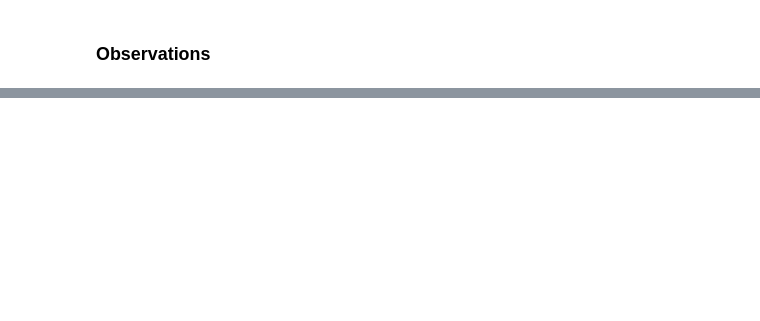
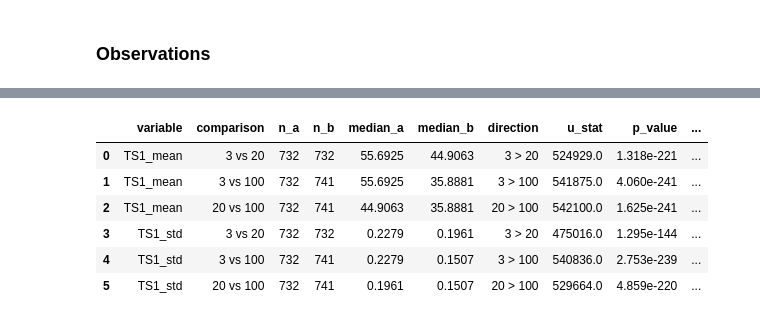
Before and after one commit to Vanya2307/Predictive-Maintenance-Fluid-Systems, a Jupyter notebook: drafts/03_draft_scratchpad.ipynb, the cells around one changed output, grey strips where cells are left out. Saved outputs shown, nothing was run; the diff lists cells and outputs as text; code cells hidden in the pictures; blank space fills up the shorter version.

Commit message:
Complete Notebook 03 scratchpad: hydraulic tests, reliability, cross-dataset notes

```diff
--- a/drafts/03_draft_scratchpad.ipynb
+++ b/drafts/03_draft_scratchpad.ipynb
@@ -40,9 +40,10 @@ import seaborn as sns
 from scipy.stats import mannwhitneyu, kruskal
 from statsmodels.stats.multitest import multipletests
 
-# Reproducibility
+# Reproducibility and display
 RANDOM_SEED = 42
 np.random.seed(RANDOM_SEED)
+pd.set_option('display.max_colwidth', None)
 
 # Load processed datasets
 metro = pd.read_csv('../data/processed/metro_cleaned.csv', parse_dates=['timestamp'])
@@ -679,0 +701,10 @@ At this stage, the MetroPT-3 evidence is therefore better interpreted as directi
+# %%
+# Inspect hydraulic label structure
+hydraulic_label_cols = ['cooler_condition', 'valve_condition',
+                        'pump_leakage', 'accumulator_pressure', 'stable_flag']
+
+for col in hydraulic_label_cols:
+    counts = hydraulics[col].value_counts().sort_index()
+    print(f"{col}:")
+    print(counts.to_string())
+    print()
@@ -679,0 +796,62 @@ At this stage, the MetroPT-3 evidence is therefore better interpreted as directi
+# %%
+# Pairwise Mann-Whitney for cooler_condition
+# Pairs: 3 vs 20, 3 vs 100, 20 vs 100
+# Bonferroni correction within the pairwise comparison family:
+# 2 features × 3 pairs = 6 tests
+
+cooler_pairs = [(3, 20), (3, 100), (20, 100)]
+cooler_features = ['TS1_mean', 'TS1_std']
+PAIRWISE_ALPHA = 0.05 / (len(cooler_pairs) * len(cooler_features))  # 0.05 / 6
+
+cooler_pairwise_results = []
+
+for var in cooler_features:
+    for a, b in cooler_pairs:
+        group_a = hydraulics.loc[hydraulics['cooler_condition'] == a, var].dropna()
+        group_b = hydraulics.loc[hydraulics['cooler_condition'] == b, var].dropna()
+
+        stat, p = mannwhitneyu(group_a, group_b, alternative='two-sided')
+
+        n1, n2 = len(group_a), len(group_b)
+        rank_biserial = 1 - (2 * stat) / (n1 * n2)
+
+        med_a = group_a.median()
+        med_b = group_b.median()
+        if med_a > med_b:
+            direction = f'{a} > {b}'
+        elif med_a < med_b:
+            direction = f'{b} > {a}'
+        else:
+            direction = 'equal'
+
+        cooler_pairwise_results.append({
+            'variable':      var,
+            'comparison':    f'{a} vs {b}',
+            'n_a':           n1,
+            'n_b':           n2,
+            'median_a':      med_a,
+            'median_b':      med_b,
+            'direction':     direction,
+            'u_stat':        stat,
+            'p_value':       p,
+            'rank_biserial': rank_biserial,
+            'alpha_bonf':    PAIRWISE_ALPHA,
+            'significant':   p < PAIRWISE_ALPHA,
+        })
+
+cooler_pairwise_df = pd.DataFrame(cooler_pairwise_results)
+
+# Clean display formatting
+for col in ['median_a', 'median_b', 'u_stat', 'rank_biserial']:
+    cooler_pairwise_df[col] = cooler_pairwise_df[col].round(4)
+cooler_pairwise_df['p_value'] = cooler_pairwise_df['p_value'].apply(lambda p: f"{p:.3e}")
+
+cooler_pairwise_df
+# %% [output]
+|  | variable | comparison | n_a | n_b | median_a | median_b | direction | u_stat | p_value | ... |
+| 0 | TS1_mean | 3 vs 20 | 732 | 732 | 55.6925 | 44.9063 | 3 > 20 | 524929.0 | 1.318e-221 | ... |
+| 1 | TS1_mean | 3 vs 100 | 732 | 741 | 55.6925 | 35.8881 | 3 > 100 | 541875.0 | 4.060e-241 | ... |
+| 2 | TS1_mean | 20 vs 100 | 732 | 741 | 44.9063 | 35.8881 | 20 > 100 | 542100.0 | 1.625e-241 | ... |
+| 3 | TS1_std | 3 vs 20 | 732 | 732 | 0.2279 | 0.1961 | 3 > 20 | 475016.0 | 1.295e-144 | ... |
+| 4 | TS1_std | 3 vs 100 | 732 | 741 | 0.2279 | 0.1507 | 3 > 100 | 540836.0 | 2.753e-239 | ... |
+| 5 | TS1_std | 20 vs 100 | 732 | 741 | 0.1961 | 0.1507 | 20 > 100 | 529664.0 | 4.859e-220 | ... |
```
Also changed, not shown: parts of 32 cells of this notebook, 3 other files.
